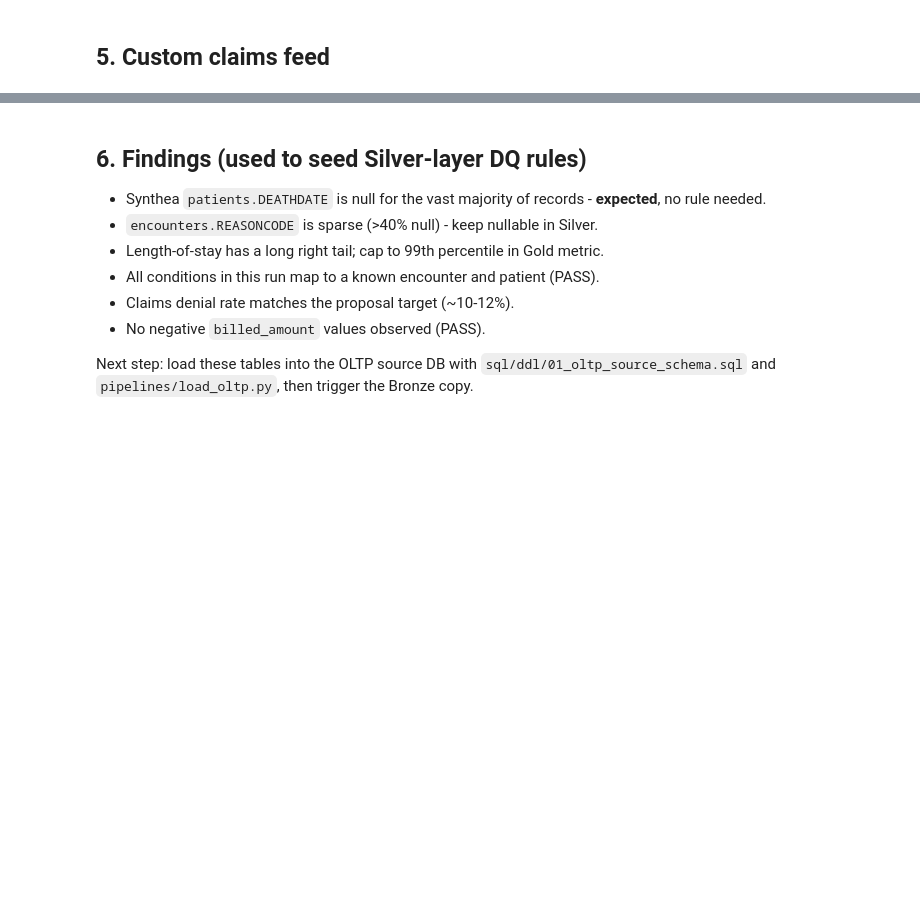
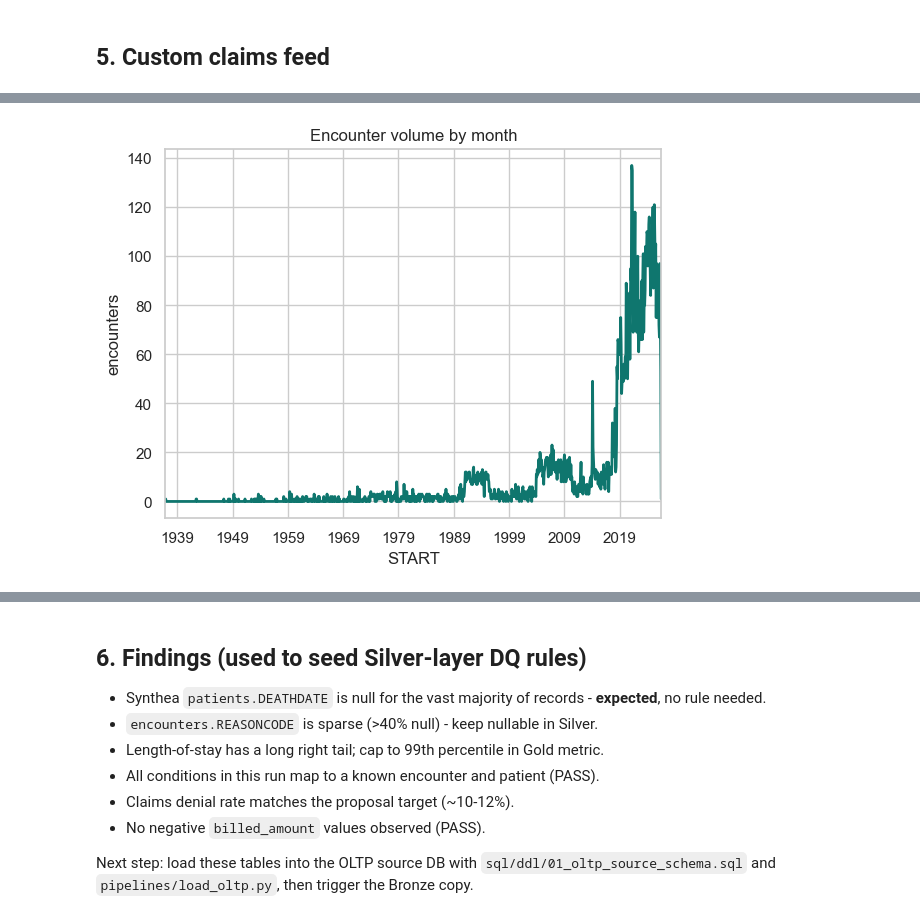
Before and after one commit to ma7moudalysalem/healthcare-data-warehouse, a Jupyter notebook: notebooks/01_eda_synthea.ipynb, the cells around one changed output, grey strips where cells are left out. Cells and saved outputs as stored; diff of their text form; code cells hidden in the pictures; blank space fills up the shorter version.

```diff
--- a/notebooks/01_eda_synthea.ipynb
+++ b/notebooks/01_eda_synthea.ipynb
@@ -105,0 +187,7 @@ else:
+# %%
+# Encounter volume by month (temporal trend)
+enc_monthly = encounters.dropna(subset=['START']).set_index('START').resample('MS').size()
+enc_monthly.plot(color='#0f766e', lw=2)
+plt.title('Encounter volume by month'); plt.ylabel('encounters'); plt.show()
+# %% [output]
+[figure, added]
```
Also changed, not shown: parts of 21 cells of this notebook, 1 other file.
